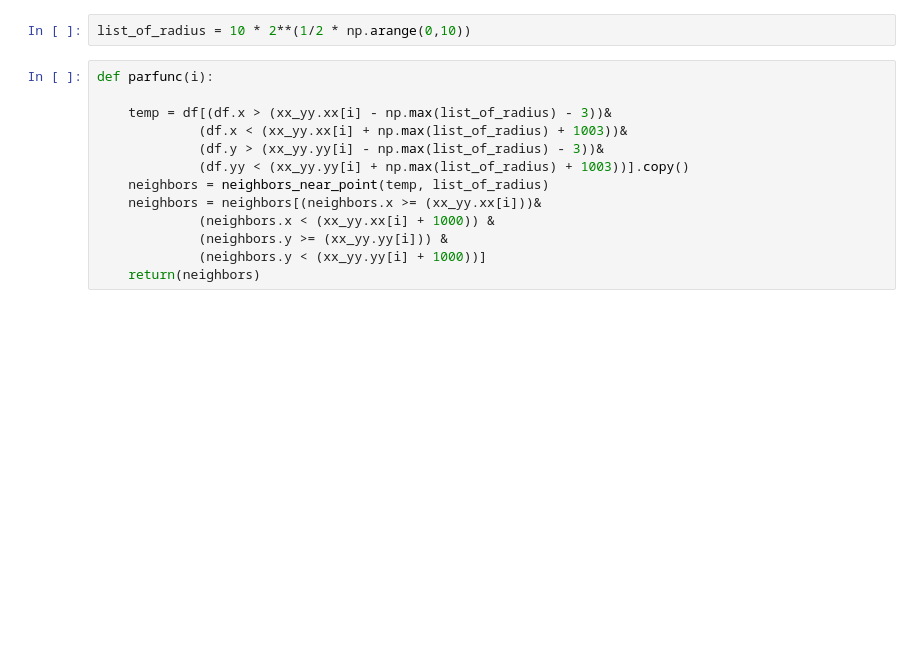
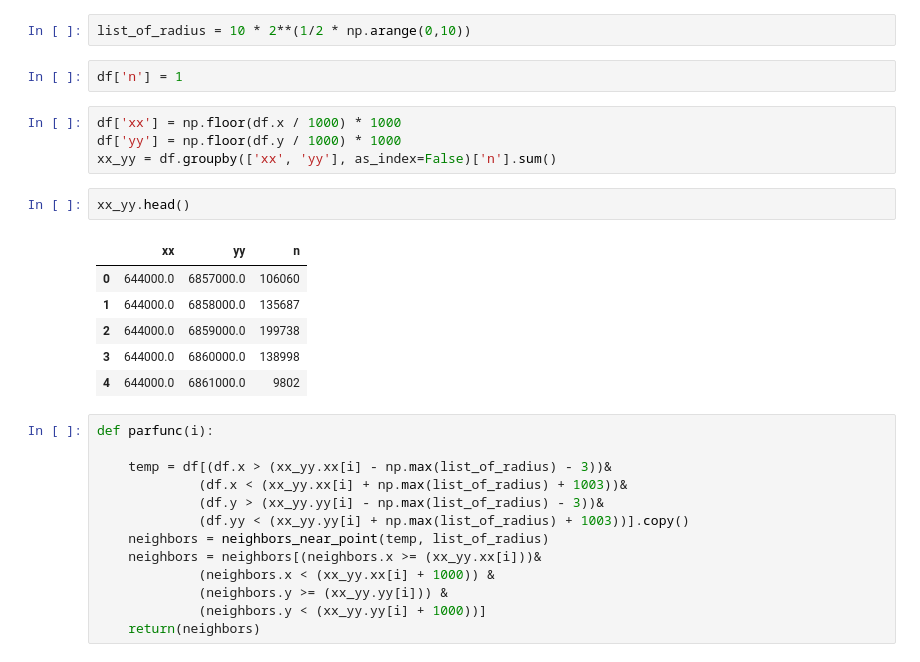
Before and after one commit to fsemecurbe/GWFA, a Jupyter notebook: Gwfa-paris.ipynb, the cells around one changed output. Drawn from its saved outputs; the diff is of its cells as text; blank space fills up the shorter version.

```diff
--- a/Gwfa-paris.ipynb
+++ b/Gwfa-paris.ipynb
@@ -44,6 +51,21 @@ def neighbors_near_point(df, list_of_radius):
     return(pd.concat([df[['x', 'y']].reset_index(), result], axis=1))
 # %%
 list_of_radius = 10 * 2**(1/2 * np.arange(0,10))
+# %%
+df['n'] = 1
+# %%
+df['xx'] = np.floor(df.x / 1000) * 1000
+df['yy'] = np.floor(df.y / 1000) * 1000
+xx_yy = df.groupby(['xx', 'yy'], as_index=False)['n'].sum()
+# %%
+xx_yy.head()
+# %% [output]
+|  | xx | yy | n |
+| 0 | 644000.0 | 6857000.0 | 106060 |
+| 1 | 644000.0 | 6858000.0 | 135687 |
+| 2 | 644000.0 | 6859000.0 | 199738 |
+| 3 | 644000.0 | 6860000.0 | 138998 |
+| 4 | 644000.0 | 6861000.0 | 9802 |
 # %%
 def parfunc(i):
 
```
Also changed, not shown: parts of 7 cells of this notebook.
